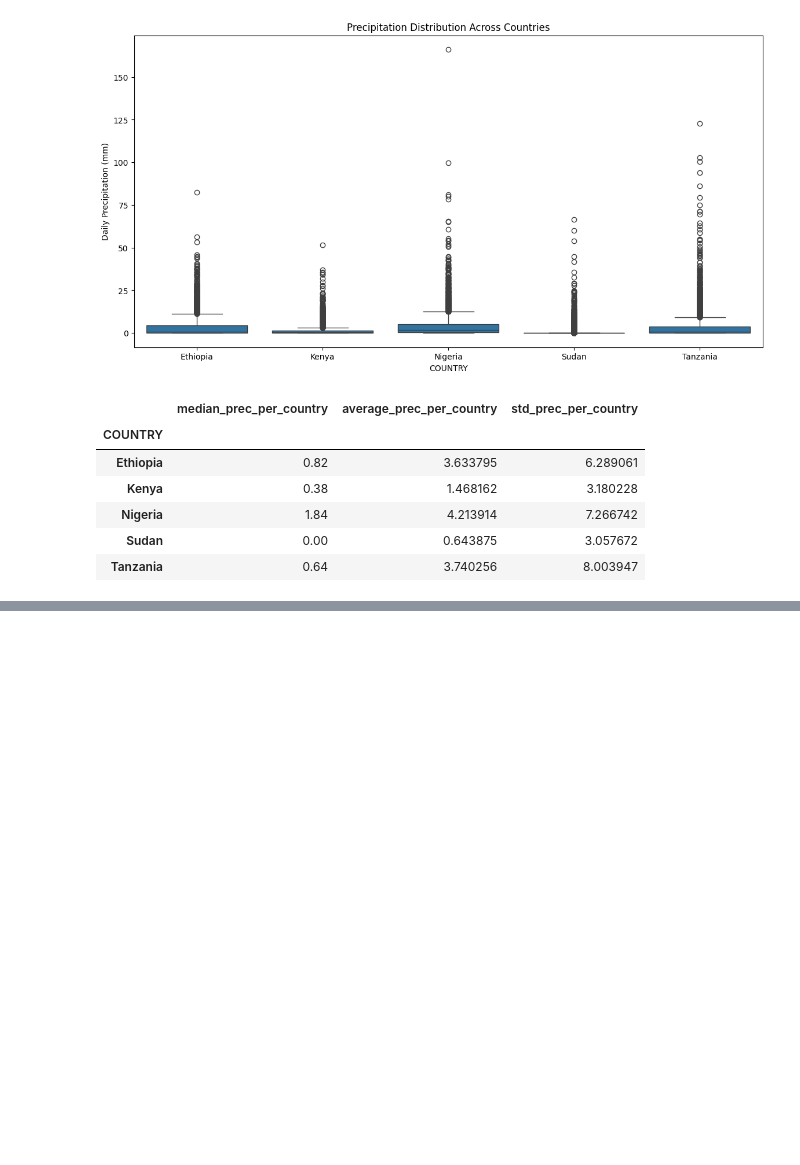
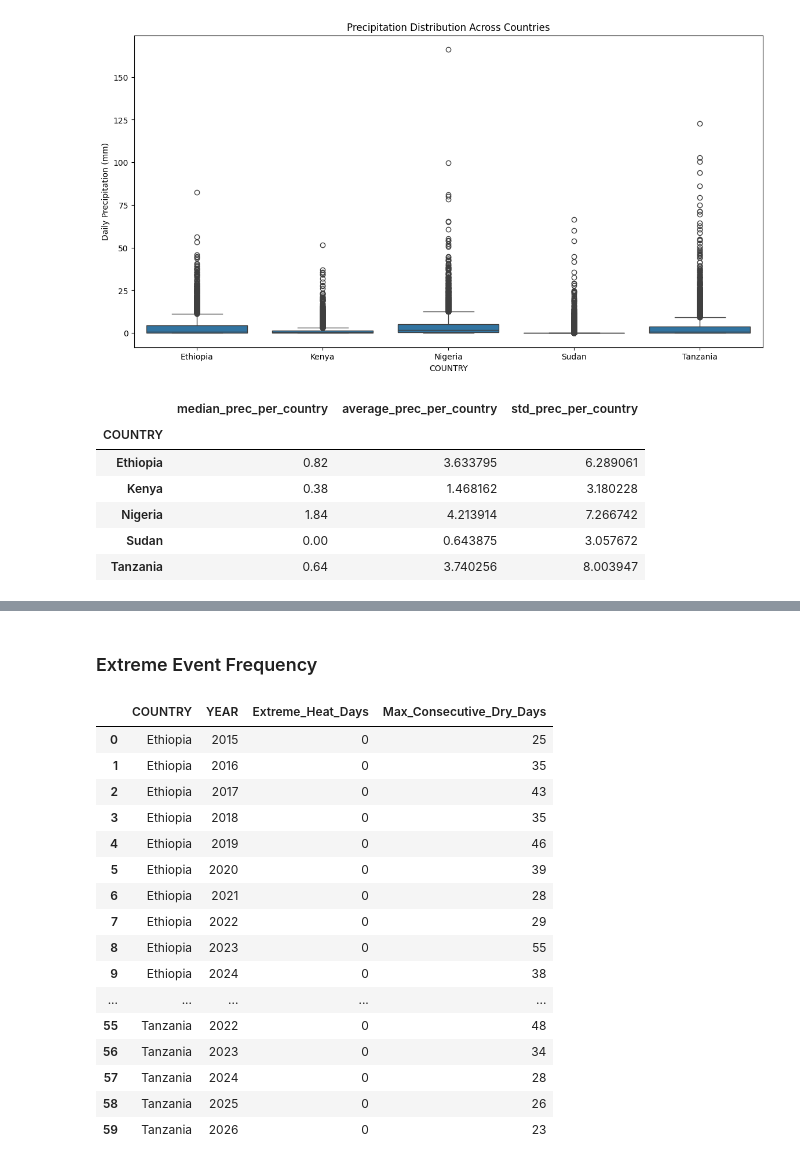
Before and after one commit to soliana-k/climate-challenge-week0, a Jupyter notebook: notebooks/compare_countries.ipynb, the cells around one changed output, grey strips where cells are left out. Cells and saved outputs as stored; diff of their text form; code cells hidden in the pictures; blank space fills up the shorter version.

```diff
--- a/notebooks/compare_countries.ipynb
+++ b/notebooks/compare_countries.ipynb
@@ -107,0 +99,34 @@ combined.loc[combined['T2M_MAX']>35]
+# %% [markdown]
+### Extreme Event Frequency
+# %%
+combined['extreme_heat']=combined['T2M_MAX']>35
+heat_stat = combined.groupby(['COUNTRY', 'YEAR'])['extreme_heat'].sum().reset_index()
+
+
+is_dry = combined['PRECTOTCORR'] < 1
+streaks = (is_dry != is_dry.shift()).cumsum()
+
+consecutive_dry = combined[is_dry].groupby(['COUNTRY', 'YEAR', streaks]).size().reset_index(name='streak_length')
+max_dry_stats = consecutive_dry.groupby(['COUNTRY', 'YEAR'])['streak_length'].max().reset_index()
+
+vulnerability_df = pd.merge(heat_stat, max_dry_stats, on=['COUNTRY', 'YEAR'])
+vulnerability_df.columns = ['COUNTRY', 'YEAR', 'Extreme_Heat_Days', 'Max_Consecutive_Dry_Days']
+vulnerability_df
+# %% [output]
+|  | COUNTRY | YEAR | Extreme_Heat_Days | Max_Consecutive_Dry_Days |
+| 0 | Ethiopia | 2015 | 0 | 25 |
+| 1 | Ethiopia | 2016 | 0 | 35 |
+| 2 | Ethiopia | 2017 | 0 | 43 |
+| 3 | Ethiopia | 2018 | 0 | 35 |
+| 4 | Ethiopia | 2019 | 0 | 46 |
+| 5 | Ethiopia | 2020 | 0 | 39 |
+| 6 | Ethiopia | 2021 | 0 | 28 |
+| 7 | Ethiopia | 2022 | 0 | 29 |
+| 8 | Ethiopia | 2023 | 0 | 55 |
+| 9 | Ethiopia | 2024 | 0 | 38 |
+| ... | ... | ... | ... | ... |
+| 55 | Tanzania | 2022 | 0 | 48 |
+| 56 | Tanzania | 2023 | 0 | 34 |
+| 57 | Tanzania | 2024 | 0 | 28 |
+| 58 | Tanzania | 2025 | 0 | 26 |
+| 59 | Tanzania | 2026 | 0 | 23 |
```
Also changed, not shown: parts of 12 cells of this notebook.
